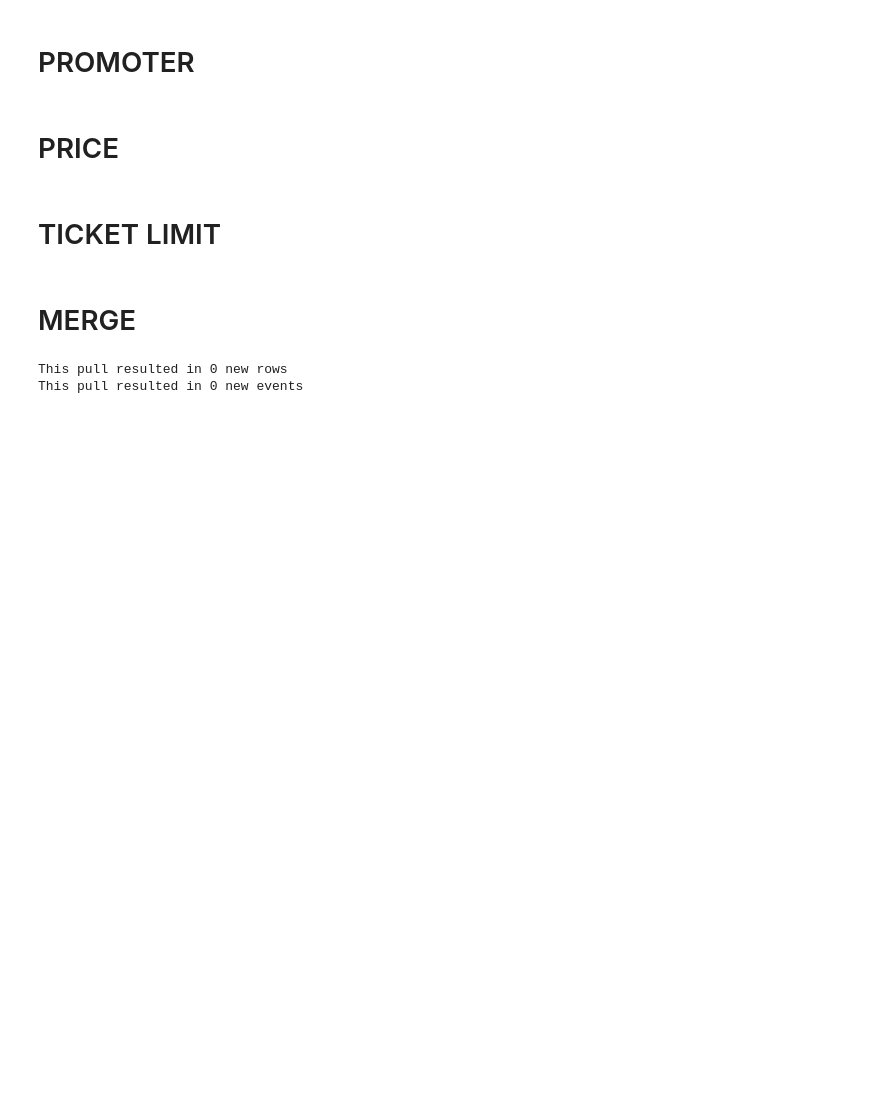
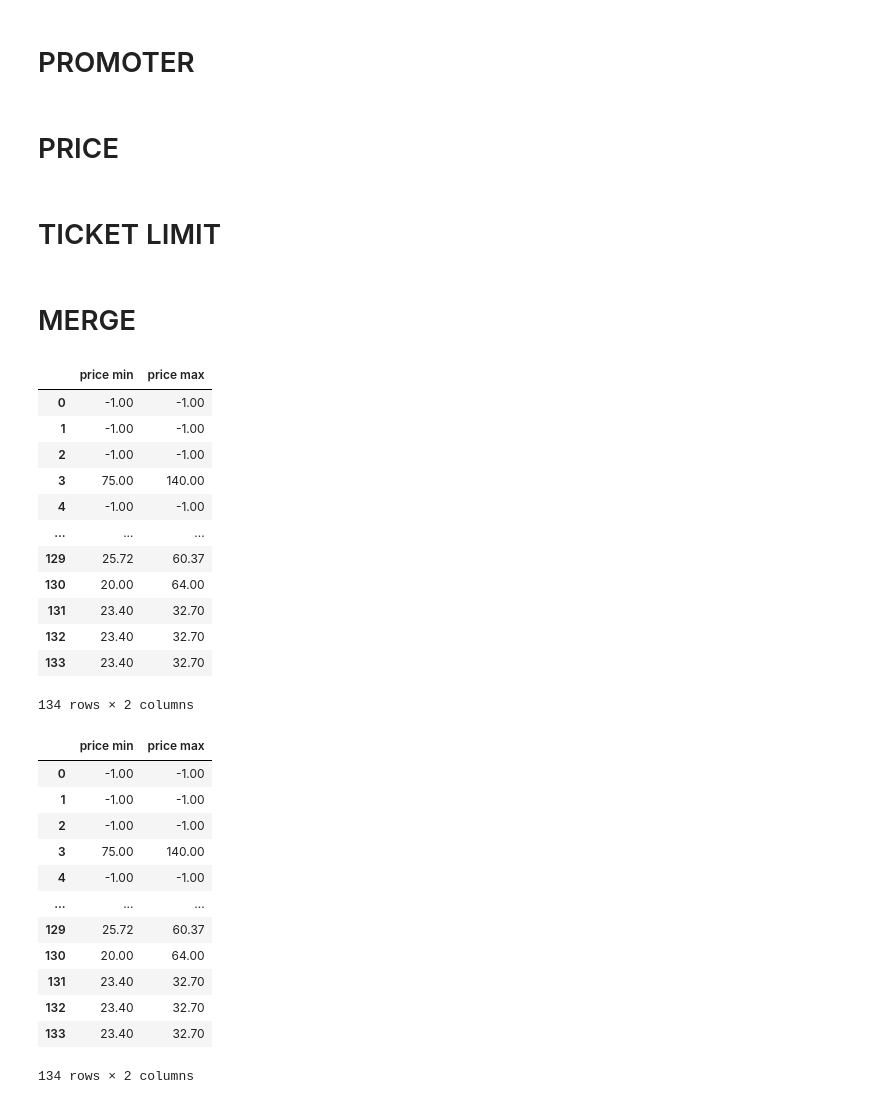
Before and after one commit to ioannisloukakisibm/Springboard-DE-Track, a Jupyter notebook: capstone/ticketmaster_triangle.ipynb, the cells around one changed output. Cells and saved outputs as stored; diff of their text form; code cells hidden in the pictures; blank space fills up the shorter version.

```diff
--- a/capstone/ticketmaster_triangle.ipynb
+++ b/capstone/ticketmaster_triangle.ipynb
@@ -11,8 +11,18 @@ InteractiveShell.ast_node_interactivity = "all"
 
 api_key = input('Enter your API key')
 
+# pick up Carolina Theater separately, because for some reason it is not part of the Triangle locale.
+url = f'https://app.ticketmaster.com/discovery/v2/events.json?size=200&venueId=KovZpZAFAl6A&apikey={api_key}'
+
+response = requests.get(url)
+print(response)
+data=response.text
+
+parsed = json.loads(data)
+
+list_of_carolina_theater_events = parsed.get('_embedded').get('events')
+list_of_triangle_events = []
 index = 1
-list_of_events = []
 
 while True:
 
@@ -26,8 +36,12 @@ while True:
 
     # Combine all the events
     try:
-        list_of_events.extend(parsed.get('_embedded').get('events'))
+        list_of_triangle_events.extend(parsed.get('_embedded').get('events'))
         index+=1
     except:
-        print("successfully pulled",index-1,"pages and",len(list_of_events), "events")
+        print("successfully pulled",index-1,"Triangle pages and",len(list_of_triangle_events), "events")
         break
+
+list_of_triangle_events.extend(list_of_carolina_theater_events)
+
+print("We added", len(list_of_carolina_theater_events), "Carolina Theater events for a total of", len(list_of_triangle_events), "Triangle events")
@@ -35,16 +55,16 @@ while True:
 # GET EVENT INFO
 # %%
 # Put all the events in a dataframe
-events = pd.DataFrame({'events':list_of_events})
+events = pd.DataFrame({'events':list_of_triangle_events})
 
 # Break the disctionaries into columns
 # Now we have 1 column for each sales, locale, dates, etc
 iteration_1 = events['events'].apply(pd.Series)
 # %%
 # Get the event names and add them to a dataframe
-list_of_event_names = [event.get('name') for event in list_of_events]
-list_of_event_ids = [event.get('id') for event in list_of_events]
-test = [event.get('test') for event in list_of_events]
+list_of_event_names = [event.get('name') for event in list_of_triangle_events]
+list_of_event_ids = [event.get('id') for event in list_of_triangle_events]
+test = [event.get('test') for event in list_of_triangle_events]
 
 event_names_df = pd.DataFrame({'event name':list_of_event_names, 'event id':list_of_event_ids, 'is this entry a test?':test})
 # %% [markdown]
@@ -186,7 +206,7 @@ iteration_1.fillna({'priceRanges':'missing'}, inplace=True)
 
 # create a genberic pricing structure to replace the missing pricing information
 # set all prices to zero
-generic_pricing_structure = [{'type': 'standard', 'currency': 'USD', 'min': 0, 'max': 0}]
+generic_pricing_structure = [{'type': 'standard', 'currency': 'USD', 'min': -1, 'max': -1}]
 
 # Unfortunately the replace will get rid of the list part and replace everything with a 'naked' dictionary
 # Ideally we would have a list with the generic pricing dictionary as its only element
@@ -248,39 +268,67 @@ list_of_string_variables = list(datatypes_df[datatypes_df['data type'] == 'objec
 list_of_boolean_variables = list(datatypes_df[datatypes_df['data type'] == 'bool']['index'])
 list_of_numeric_variables = list(datatypes_df[datatypes_df['data type'] == 'float']['index'])
 
+new_dataset[['price min', 'price max']]
+
 for var in list_of_groupby_columns:
     if var in list_of_string_variables:
-        new_dataset.fillna({var: '0'}, inplace = True)
+        new_dataset.fillna({var: '-1'}, inplace = True)
     else:
-        new_dataset.fillna({var: 0}, inplace = True)
+        new_dataset.fillna({var: -1}, inplace = True)
+
+new_dataset[['price min', 'price max']]
 
 today_timestamp = pd.to_datetime("today")
 today_date = today_timestamp.date()
 new_dataset['timestamp of data pull'] = today_timestamp
 new_dataset['date of data pull'] = today_date
 
 try:
     current_dataset = pd.read_csv('final_ticketmaster_dataset.csv')
     appended_dataset = pd.concat([current_dataset, new_dataset], axis = 0)
     appended_dataset.drop(columns = [appended_dataset.columns[0]], inplace = True)
 
     appended_dataset['timestamp of data pull'] = pd.to_datetime(appended_dataset['timestamp of data pull'])
     appended_dataset['date of data pull'] = pd.to_datetime(appended_dataset['date of data pull'])
 
     updated_dataset = appended_dataset.groupby(list_of_groupby_columns, as_index = False) \
     .agg({'date of data pull':'min', 'timestamp of data pull':'min'})
 
     updated_dataset.to_csv('final_ticketmaster_dataset.csv')
 
     extra_events = updated_dataset['event id'].nunique() - current_dataset['event id'].nunique()
     extra_rows = updated_dataset.shape[0] - current_dataset.shape[0]
     print ('This pull resulted in', extra_rows, 'new rows')
     print ('This pull resulted in', extra_events, 'new events')
 
 
 except:
     new_dataset.to_csv('final_ticketmaster_dataset.csv')
     print('except run')
 # %% [output]
+|  | price min | price max |
+| 0 | -1.00 | -1.00 |
+| 1 | -1.00 | -1.00 |
+| 2 | -1.00 | -1.00 |
+| 3 | 75.00 | 140.00 |
+| 4 | -1.00 | -1.00 |
+| ... | ... | ... |
+| 129 | 25.72 | 60.37 |
+| 130 | 20.00 | 64.00 |
+| 131 | 23.40 | 32.70 |
+| 132 | 23.40 | 32.70 |
+| 133 | 23.40 | 32.70 |
-This pull resulted in 0 new rows
-This pull resulted in 0 new events
+134 rows × 2 columns
+|  | price min | price max |
+| 0 | -1.00 | -1.00 |
+| 1 | -1.00 | -1.00 |
+| 2 | -1.00 | -1.00 |
+| 3 | 75.00 | 140.00 |
+| 4 | -1.00 | -1.00 |
+| ... | ... | ... |
+| 129 | 25.72 | 60.37 |
+| 130 | 20.00 | 64.00 |
+| 131 | 23.40 | 32.70 |
+| 132 | 23.40 | 32.70 |
+| 133 | 23.40 | 32.70 |
+134 rows × 2 columns
```
Also changed, not shown: parts of 1 cell of this notebook, 1 other file.
